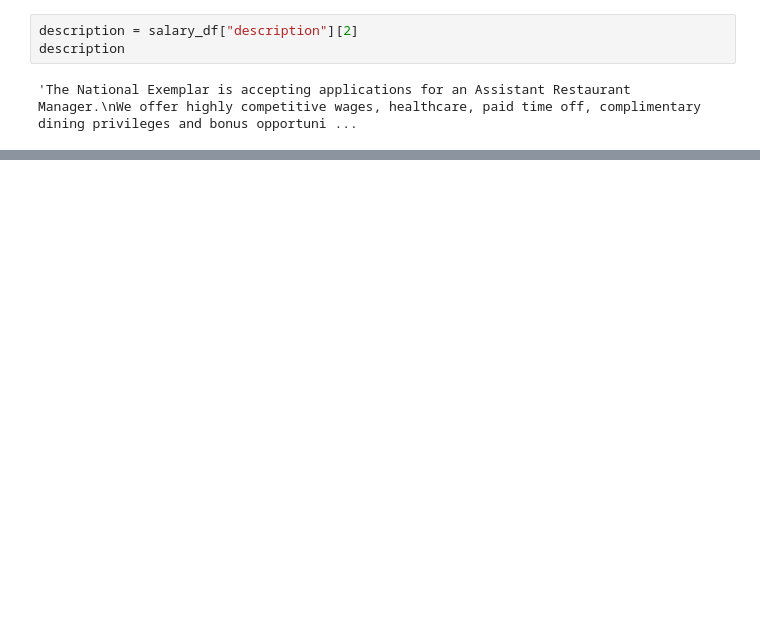
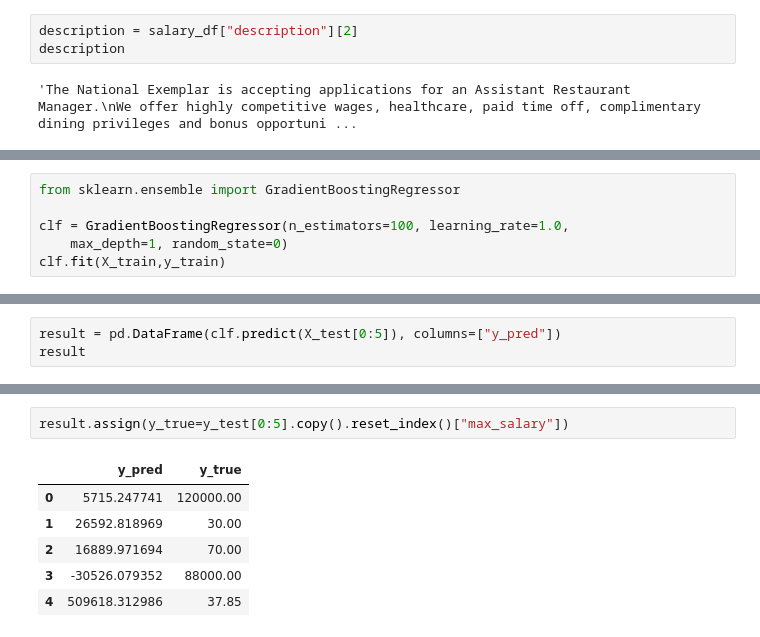
Before and after one commit to lucas-oma/cs2565-project, a Jupyter notebook: Project.ipynb, the cells around one changed output, grey strips where cells are left out. Drawn from its saved outputs; the diff is of its cells as text; blank space fills up the shorter version.

```diff
--- a/Project.ipynb
+++ b/Project.ipynb
@@ -223,0 +227,6 @@ Counter({'team': 10,
+# %%
+from sklearn.ensemble import GradientBoostingRegressor
+
+clf = GradientBoostingRegressor(n_estimators=100, learning_rate=1.0,
+    max_depth=1, random_state=0)
+clf.fit(X_train,y_train)
@@ -223,0 +235,3 @@ Counter({'team': 10,
+# %%
+result = pd.DataFrame(clf.predict(X_test[0:5]), columns=["y_pred"])
+result
@@ -223,0 +245,9 @@ Counter({'team': 10,
+# %%
+result.assign(y_true=y_test[0:5].copy().reset_index()["max_salary"])
+# %% [output]
+|  | y_pred | y_true |
+| 0 | 5715.247741 | 120000.00 |
+| 1 | 26592.818969 | 30.00 |
+| 2 | 16889.971694 | 70.00 |
+| 3 | -30526.079352 | 88000.00 |
+| 4 | 509618.312986 | 37.85 |
```
Also changed, not shown: parts of 16 cells of this notebook, 1 other file.
